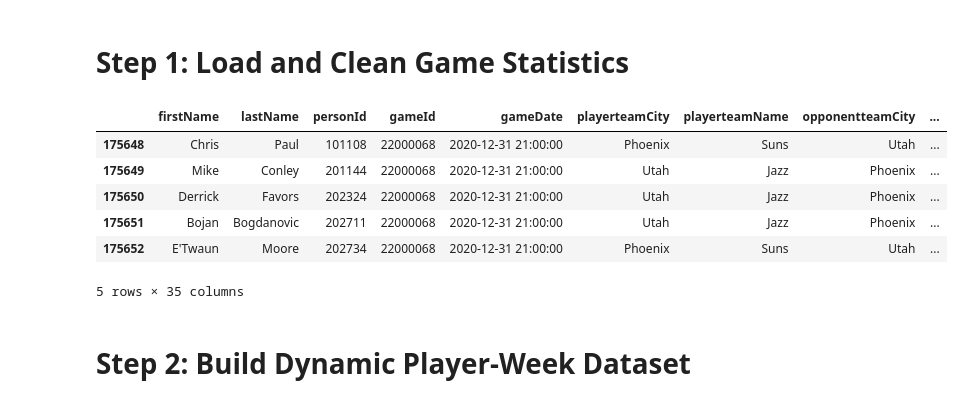
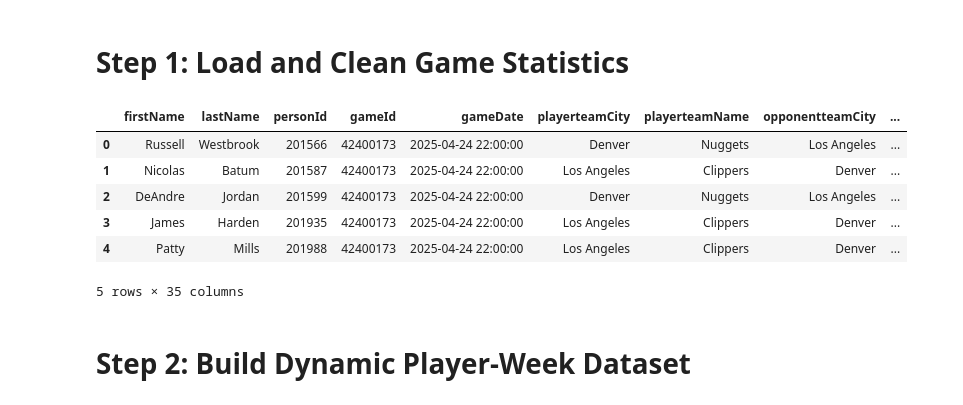
Before and after one commit to Tmandachit/MachineLearningProject, a Jupyter notebook: ModelGeneration.ipynb, the cells around one changed output. Drawn from its saved outputs; the diff is of its cells as text; code cells hidden in the pictures.

```diff
--- a/ModelGeneration.ipynb
+++ b/ModelGeneration.ipynb
@@ -16,23 +16,22 @@ import joblib
 # %% [markdown]
 # Step 1: Load and Clean Game Statistics
 # %%
-game_stats = pd.read_csv('Cleaned Data/Finished/PlayerStatistics.csv', low_memory=False)
+game_stats = pd.read_csv('Data/Cleaned/PlayerStatistics.csv', low_memory=False)
 game_stats['gameDate'] = pd.to_datetime(game_stats['gameDate'], errors='coerce')
 
-# Filter to seasons 2010–2020 only
+# Filter to seasons >2010
 game_stats = game_stats[
-    (game_stats['gameDate'].dt.year >= 2010) &
-    (game_stats['gameDate'].dt.year <= 2020)
+    (game_stats['gameDate'].dt.year >= 2010)
 ]
 
 game_stats.head()
 # %% [output]
 |  | firstName | lastName | personId | gameId | gameDate | playerteamCity | playerteamName | opponentteamCity | ... |
-| 175648 | Chris | Paul | 101108 | 22000068 | 2020-12-31 21:00:00 | Phoenix | Suns | Utah | ... |
-| 175649 | Mike | Conley | 201144 | 22000068 | 2020-12-31 21:00:00 | Utah | Jazz | Phoenix | ... |
-| 175650 | Derrick | Favors | 202324 | 22000068 | 2020-12-31 21:00:00 | Utah | Jazz | Phoenix | ... |
-| 175651 | Bojan | Bogdanovic | 202711 | 22000068 | 2020-12-31 21:00:00 | Utah | Jazz | Phoenix | ... |
-| 175652 | E'Twaun | Moore | 202734 | 22000068 | 2020-12-31 21:00:00 | Phoenix | Suns | Utah | ... |
+| 0 | Russell | Westbrook | 201566 | 42400173 | 2025-04-24 22:00:00 | Denver | Nuggets | Los Angeles | ... |
+| 1 | Nicolas | Batum | 201587 | 42400173 | 2025-04-24 22:00:00 | Los Angeles | Clippers | Denver | ... |
+| 2 | DeAndre | Jordan | 201599 | 42400173 | 2025-04-24 22:00:00 | Denver | Nuggets | Los Angeles | ... |
+| 3 | James | Harden | 201935 | 42400173 | 2025-04-24 22:00:00 | Los Angeles | Clippers | Denver | ... |
+| 4 | Patty | Mills | 201988 | 42400173 | 2025-04-24 22:00:00 | Los Angeles | Clippers | Denver | ... |
 5 rows × 35 columns
 # %% [markdown]
 # Step 2: Build Dynamic Player-Week Dataset
```
Also changed, not shown: parts of 12 cells of this notebook, 29 other files.
